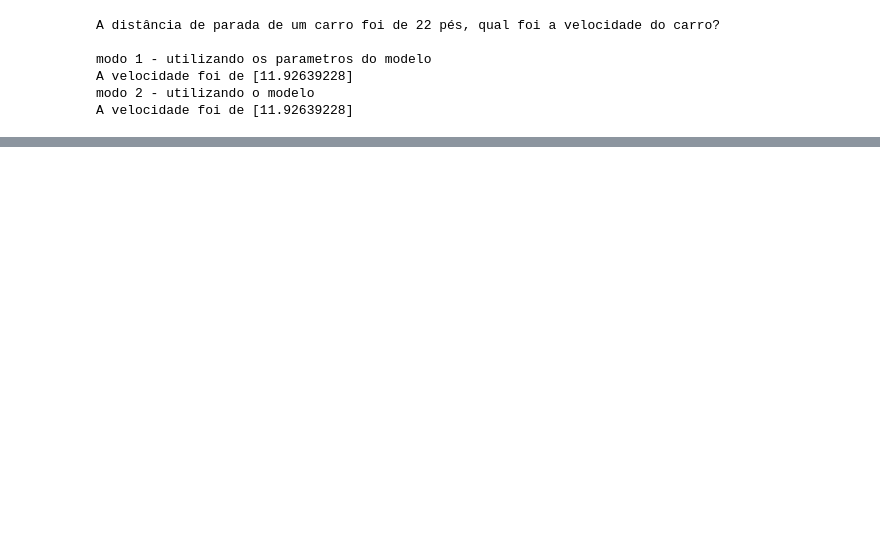
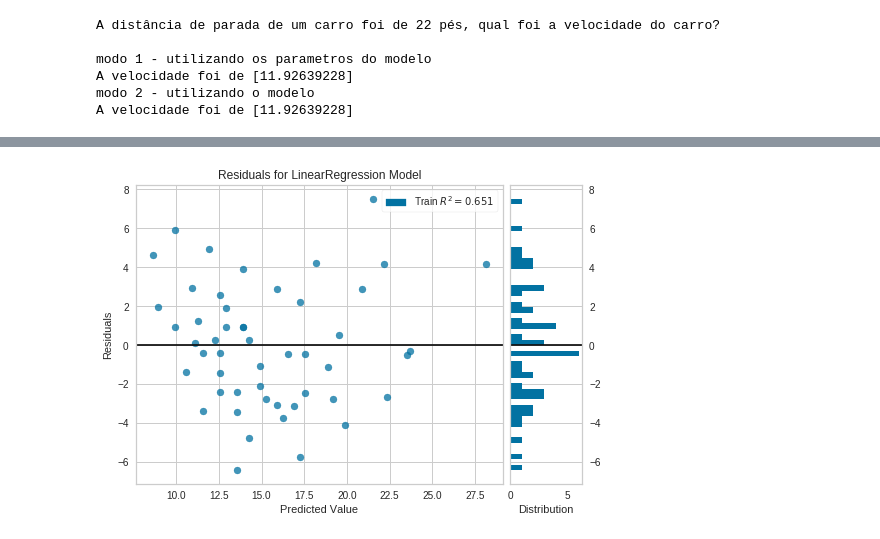
Before and after one commit to ronivaldo/udemy-curso-cientista_dados, a Jupyter notebook: 02_Estatistica_II.ipynb, the cells around one changed output, grey strips where cells are left out. Saved outputs shown, nothing was run; the diff lists cells and outputs as text; code cells hidden in the pictures; blank space fills up the shorter version.

```diff
--- a/02_Estatistica_II.ipynb
+++ b/02_Estatistica_II.ipynb
@@ -274,0 +296,9 @@ A velocidade foi de [11.92639228]
+# %%
+from yellowbrick.regressor import ResidualsPlot
+
+visualizador = ResidualsPlot(modelo)
+visualizador.fit(X_reshaped, y)
+# visualizar o grafico
+visualizador.poof()
+# %% [output]
+[figure, added]
```
Also changed, not shown: parts of 20 cells of this notebook.
